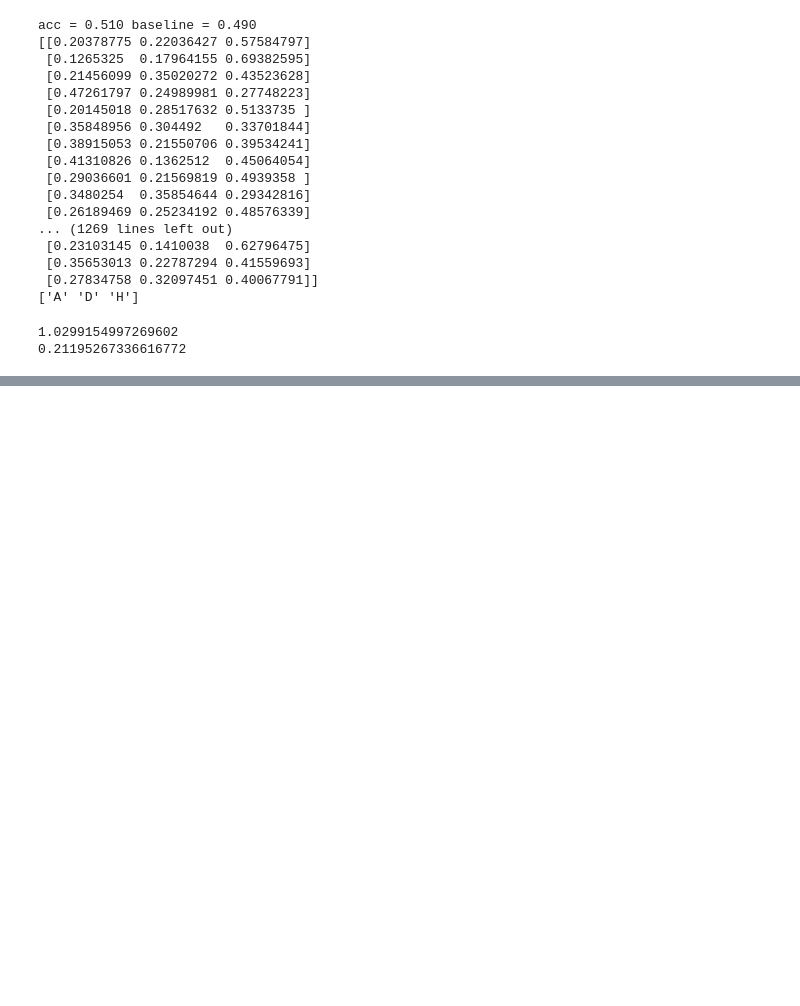
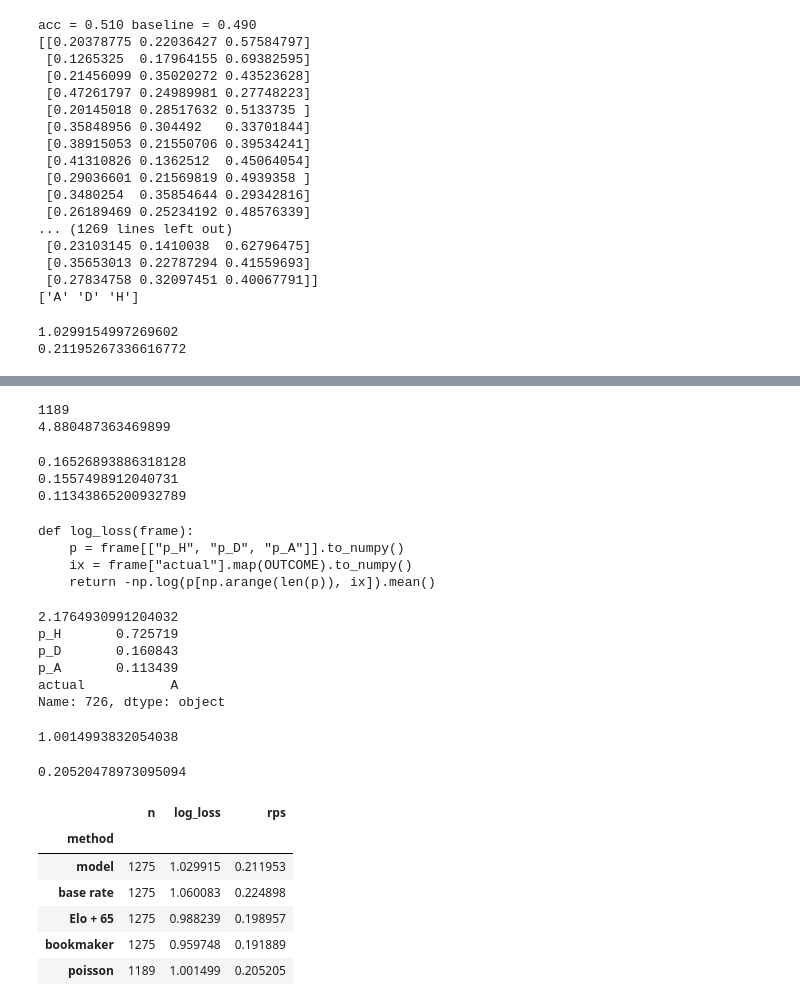
Before and after one commit to alexander-kiss1/Football-Analyzer, a Jupyter notebook: notebooks/explore.ipynb, the cells around one changed output, grey strips where cells are left out. Saved outputs shown, nothing was run; the diff lists cells and outputs as text; code cells hidden in the pictures; blank space fills up the shorter version.

```diff
--- a/notebooks/explore.ipynb
+++ b/notebooks/explore.ipynb
@@ -894,0 +864,6 @@ print(rps(frame))
+# %%
+frame = cross_val_predictions()
+print(frame.columns)
+print(frame.isna().sum())
+print(log_loss(frame))
+print(rps(frame))
@@ -894,0 +899,59 @@ print(rps(frame))
+# %%
+from football_predictor.learned import cross_val_poisson_predictions
+poisson_frame = cross_val_poisson_predictions()
+print(len(poisson_frame))
+print(log_loss(poisson_frame)/rps(poisson_frame))
+# %% [output]
+1189
+4.880487363469899
+# %%
+print(poisson_frame.loc[poisson_frame["actual"]=="H", "p_H"].min())
+print(poisson_frame.loc[poisson_frame["actual"] == "D", "p_D"].min())
+print(poisson_frame.loc[poisson_frame["actual"]=="A", "p_A"].min())
+# %% [output]
+0.16526893886318128
+0.1557498912040731
+0.11343865200932789
+# %%
+import inspect
+print(inspect.getsource(log_loss))
+# %% [output]
+def log_loss(frame):
+    p = frame[["p_H", "p_D", "p_A"]].to_numpy()
+    ix = frame["actual"].map(OUTCOME).to_numpy()
+    return -np.log(p[np.arange(len(p)), ix]).mean()
+# %%
+import numpy as np
+from football_predictor.evaluate import OUTCOME
+p = poisson_frame[["p_H", "p_D", "p_A"]].to_numpy()
+ix =poisson_frame["actual"].map(OUTCOME).to_numpy()
+per_row = -np.log(p[np.arange(len(p)), ix])
+
+print(per_row.max())
+print(poisson_frame.iloc[per_row.argmax()])
+# %% [output]
+2.1764930991204032
+p_H       0.725719
+p_D       0.160843
+p_A       0.113439
+actual           A
+Name: 726, dtype: object
+# %%
+print(log_loss(poisson_frame))
+# %% [output]
+1.0014993832054038
+# %%
+print(rps(poisson_frame))
+# %% [output]
+0.20520478973095094
+# %%
+rows = build_comparisons(frame) + [("poisson", poisson_frame)]
+score_comparisons(rows)
+# %% [output]
+|  | n | log_loss | rps |
+| method |  |  |  |
+| model | 1275 | 1.029915 | 0.211953 |
+| base rate | 1275 | 1.060083 | 0.224898 |
+| Elo + 65 | 1275 | 0.988239 | 0.198957 |
+| bookmaker | 1275 | 0.959748 | 0.191889 |
+| poisson | 1189 | 1.001499 | 0.205205 |
```
Also changed, not shown: parts of 16 cells of this notebook, 2 other files.
